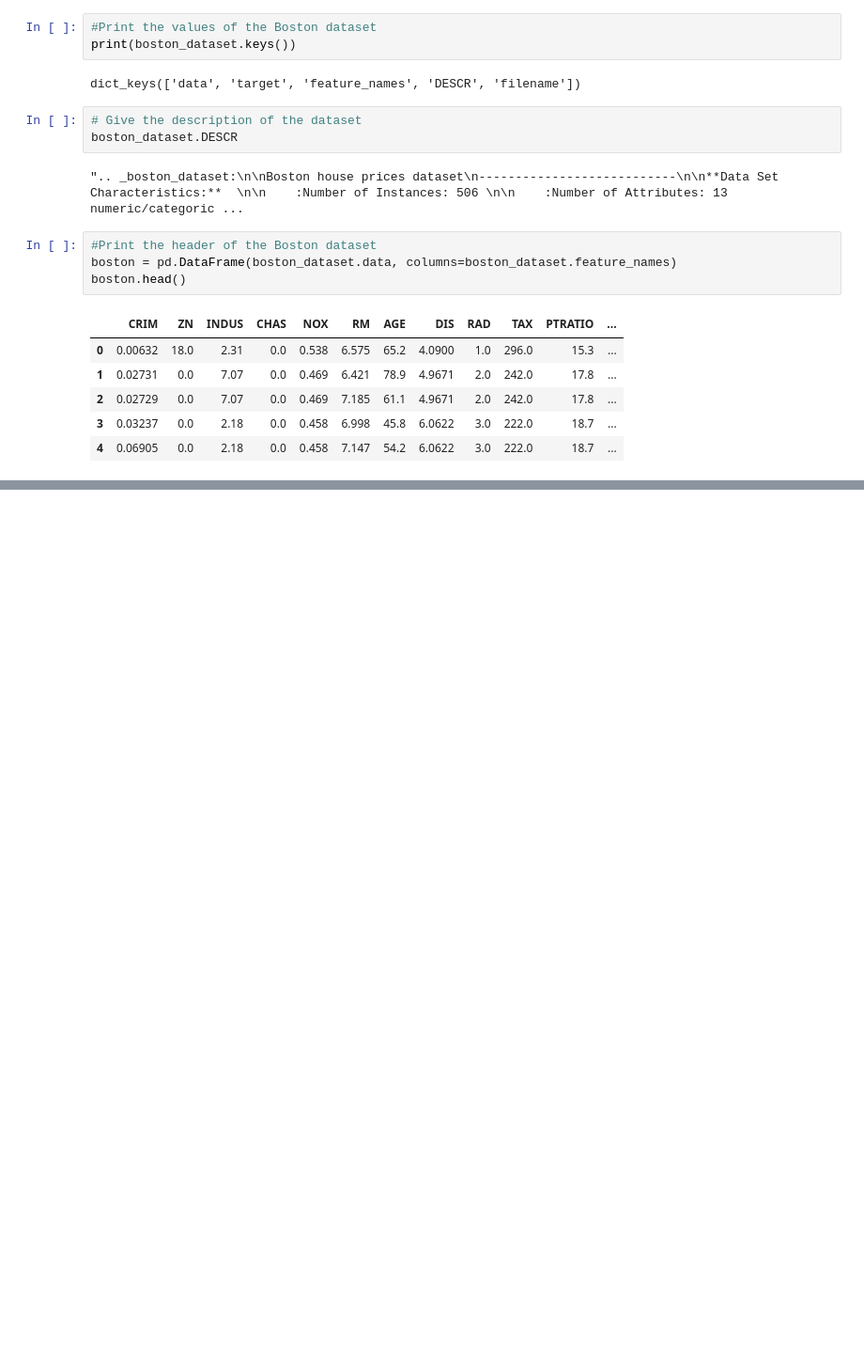
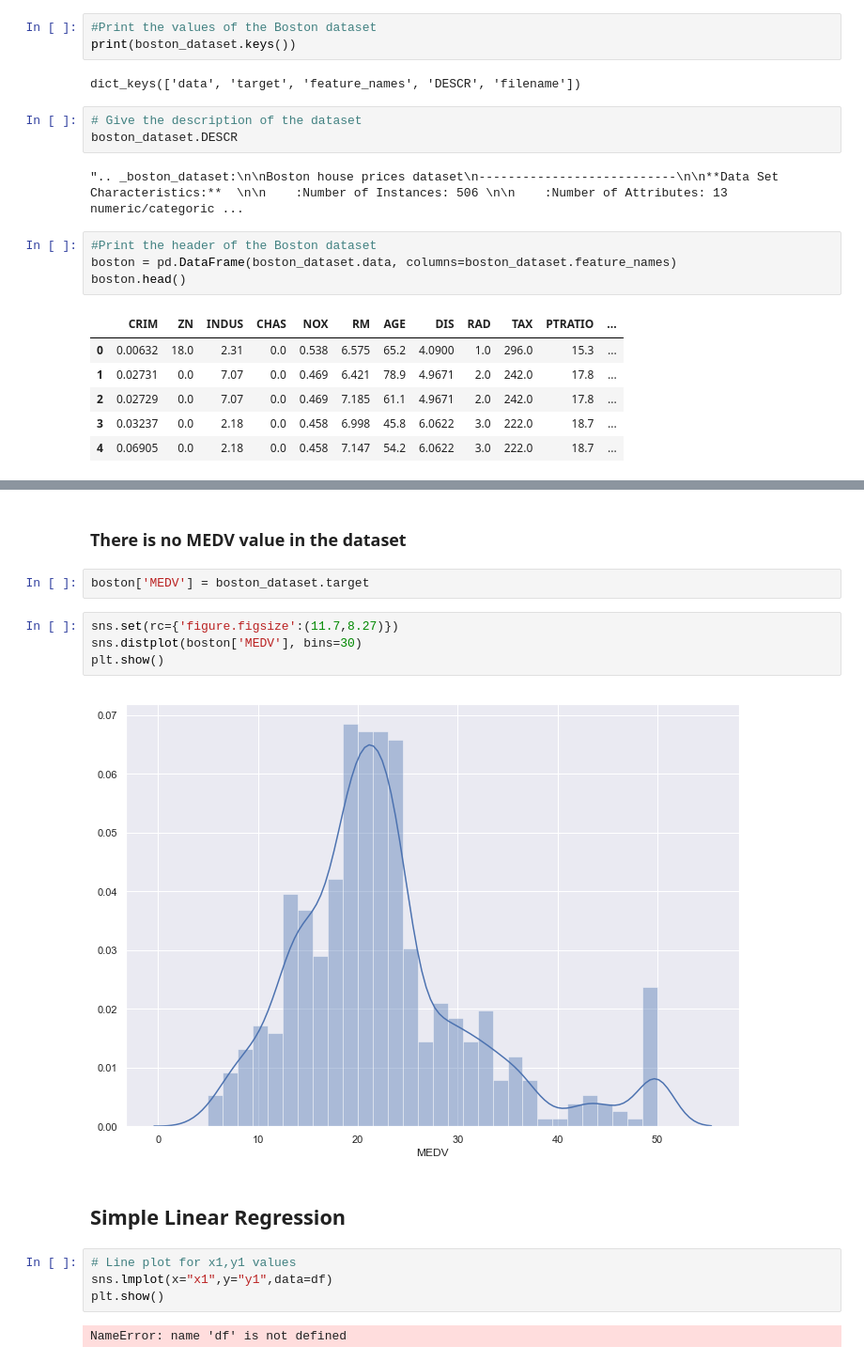
Before and after one commit to GraceAKelly/Machine_learning, a Jupyter notebook: Machine_Learning.ipynb, the cells around one changed output, grey strips where cells are left out. Shown at 94% size. Drawn from its saved outputs; the diff is of its cells as text; blank space fills up the shorter version.

Commit message:
MEDV value

```diff
--- a/Machine_Learning.ipynb
+++ b/Machine_Learning.ipynb
@@ -36,0 +65,18 @@ boston.head()
+# %% [markdown]
+### There is no MEDV value in the dataset
+# %%
+boston['MEDV'] = boston_dataset.target
+# %%
+sns.set(rc={'figure.figsize':(11.7,8.27)})
+sns.distplot(boston['MEDV'], bins=30)
+plt.show()
+# %% [output]
+[figure, added]
+# %% [markdown]
+## Simple Linear Regression
+# %%
+# Line plot for x1,y1 values
+sns.lmplot(x="x1",y="y1",data=df)
+plt.show()
+# %% [output]
+NameError: name 'df' is not defined
```
Also changed, not shown: parts of 1 cell of this notebook.
